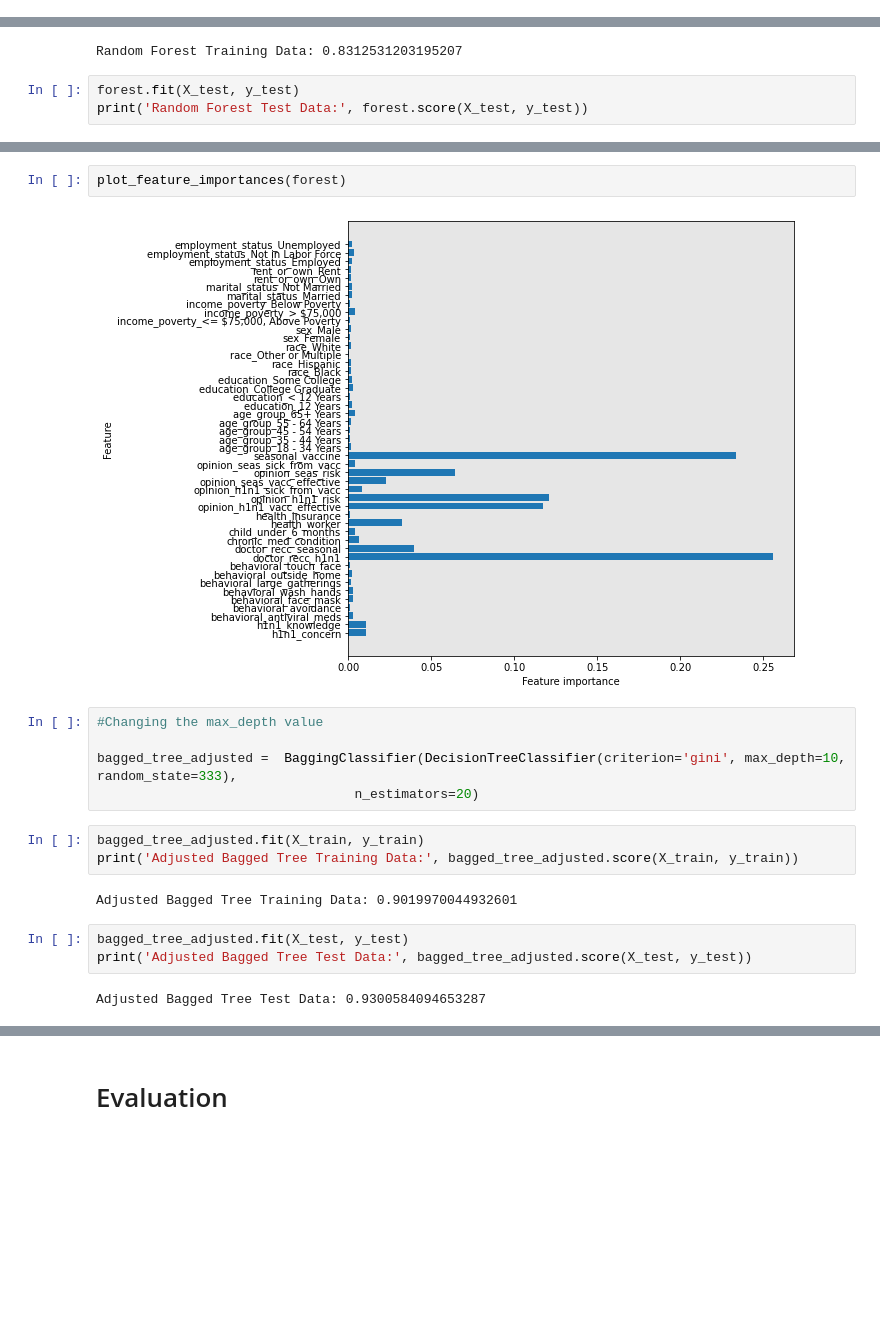
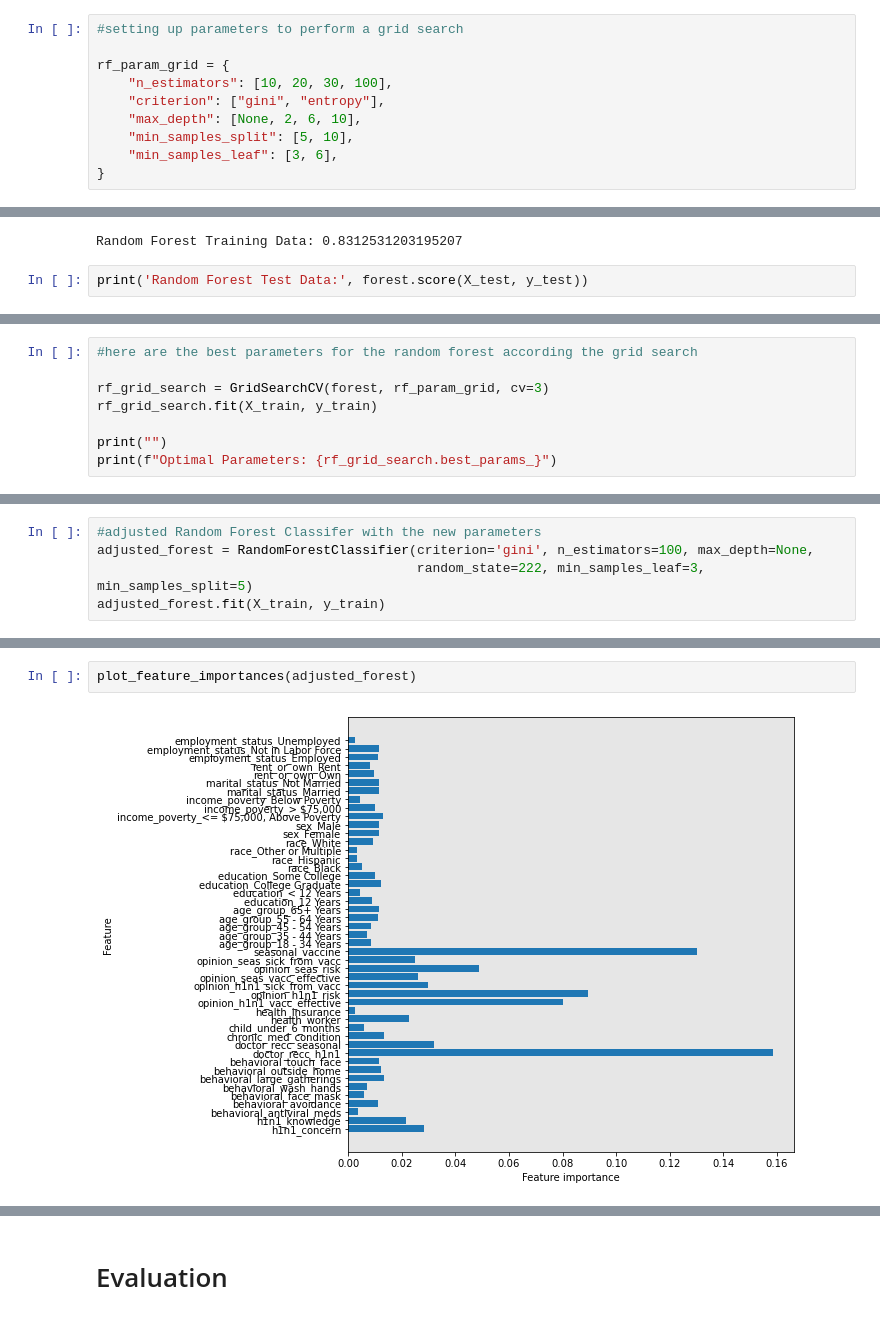
Before and after one commit to lpb3393/predict-flu-vaccine, a Jupyter notebook: predict-flu-vaccines.ipynb, the cells around one changed output, grey strips where cells are left out. Saved outputs shown, nothing was run; the diff lists cells and outputs as text; blank space fills up the shorter version.

```diff
--- a/predict-flu-vaccines.ipynb
+++ b/predict-flu-vaccines.ipynb
@@ -413,9 +491,18 @@ forest = RandomForestClassifier(n_estimators=100, max_depth= 5, random_state=222
+# %%
+#setting up parameters to perform a grid search
+
+rf_param_grid = {
+    "n_estimators": [10, 20, 30, 100],
+    "criterion": ["gini", "entropy"],
+    "max_depth": [None, 2, 6, 10],
+    "min_samples_split": [5, 10],
+    "min_samples_leaf": [3, 6],
+}
 # %%
 forest.fit(X_train, y_train)
 print('Random Forest Training Data:', forest.score(X_train, y_train))
 # %% [output]
 Random Forest Training Data: 0.8312531203195207
 # %%
-forest.fit(X_test, y_test)
 print('Random Forest Test Data:', forest.score(X_test, y_test))
 # %% [output]
@@ -422,0 +510,8 @@ Random Forest Test Data: 0.8315111577055564
+# %%
+#here are the best parameters for the random forest according the grid search
+
+rf_grid_search = GridSearchCV(forest, rf_param_grid, cv=3)
+rf_grid_search.fit(X_train, y_train)
+
+print("")
+print(f"Optimal Parameters: {rf_grid_search.best_params_}")
@@ -422,0 +520,5 @@ Random Forest Test Data: 0.8315111577055564
+# %%
+#adjusted Random Forest Classifer with the new parameters
+adjusted_forest = RandomForestClassifier(criterion='gini', n_estimators=100, max_depth=None,
+                                         random_state=222, min_samples_leaf=3, min_samples_split=5)
+adjusted_forest.fit(X_train, y_train)
@@ -423,19 +560,4 @@ Random Forest Test Data: 0.8315111577055564
 # %%
-plot_feature_importances(forest)
+plot_feature_importances(adjusted_forest)
 # %% [output]
-[figure, old version]
+[figure, new version]
-# %%
-#Changing the max_depth value
-
-bagged_tree_adjusted =  BaggingClassifier(DecisionTreeClassifier(criterion='gini', max_depth=10, random_state=333),
-                                 n_estimators=20)
-# %%
-bagged_tree_adjusted.fit(X_train, y_train)
-print('Adjusted Bagged Tree Training Data:', bagged_tree_adjusted.score(X_train, y_train))
-# %% [output]
-Adjusted Bagged Tree Training Data: 0.9019970044932601
-# %%
-bagged_tree_adjusted.fit(X_test, y_test)
-print('Adjusted Bagged Tree Test Data:', bagged_tree_adjusted.score(X_test, y_test))
-# %% [output]
-Adjusted Bagged Tree Test Data: 0.9300584094653287
```
Also changed, not shown: parts of 33 cells of this notebook.
